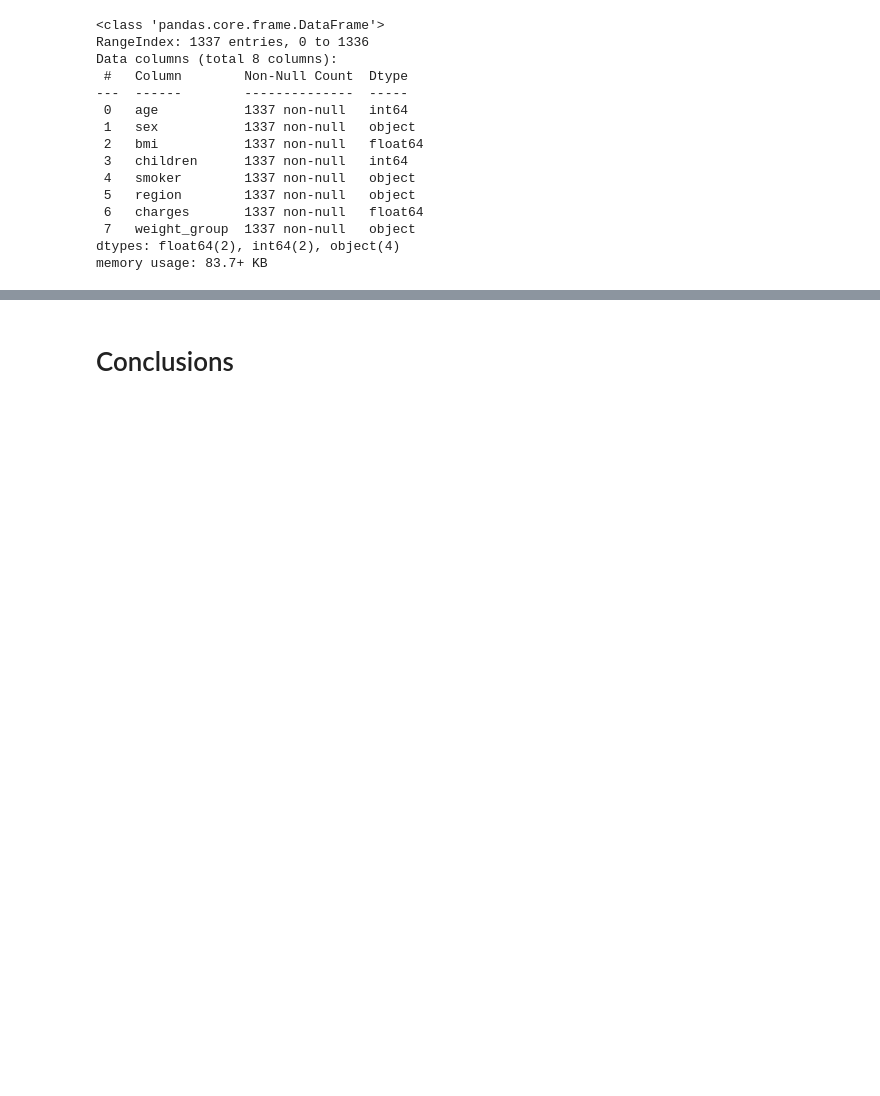
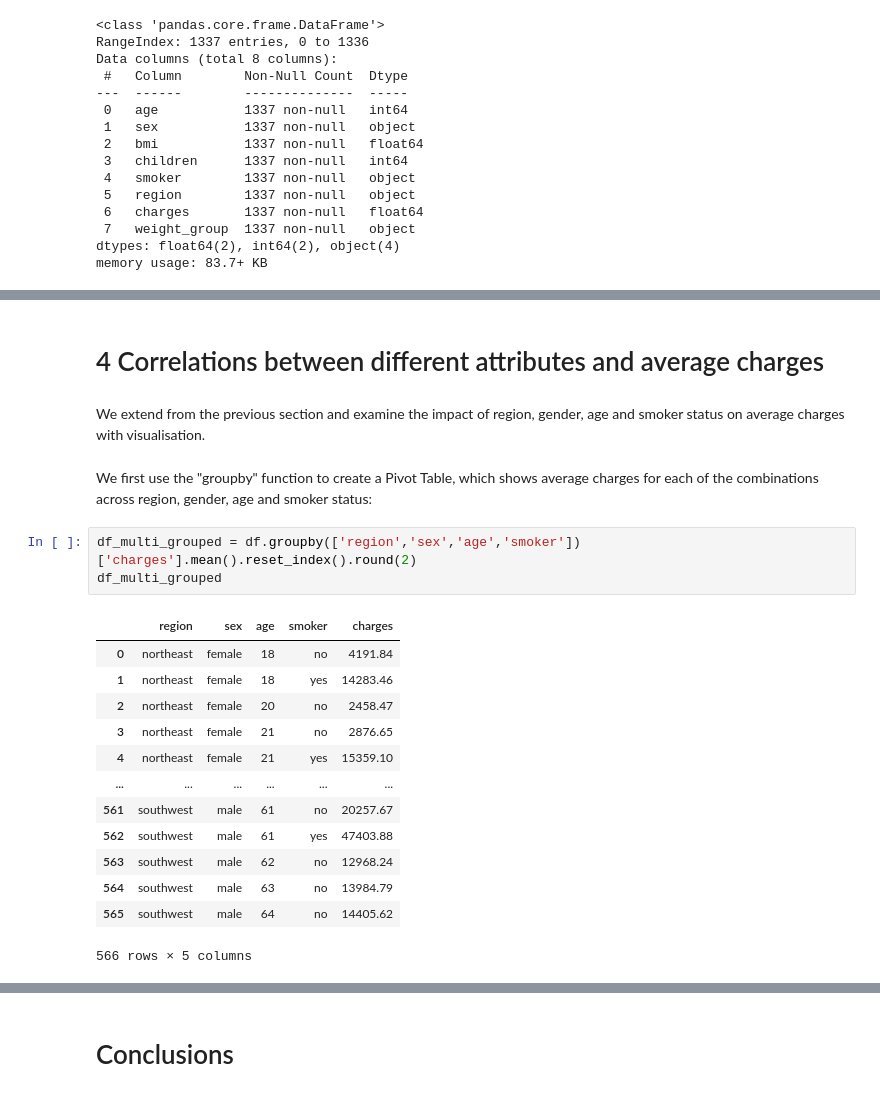
Before and after one commit to 8osco/CI_Hack1_May25, a Jupyter notebook: jupyter_notebooks/Analysis.ipynb, the cells around one changed output, grey strips where cells are left out. Cells and saved outputs as stored; diff of their text form; blank space fills up the shorter version.

```diff
--- a/jupyter_notebooks/Analysis.ipynb
+++ b/jupyter_notebooks/Analysis.ipynb
@@ -101,0 +167,23 @@ fig.show()
+# %% [markdown]
+# 4 Correlations between different attributes and average charges
+# %% [markdown]
+We extend from the previous section and examine the impact of region, gender, age and smoker status on average charges with visualisation.
+# %% [markdown]
+We first use the "groupby" function to create a Pivot Table, which shows average charges for each of the combinations across region, gender, age and smoker status:
+# %%
+df_multi_grouped = df.groupby(['region','sex','age','smoker'])['charges'].mean().reset_index().round(2)
+df_multi_grouped
+# %% [output]
+|  | region | sex | age | smoker | charges |
+| 0 | northeast | female | 18 | no | 4191.84 |
+| 1 | northeast | female | 18 | yes | 14283.46 |
+| 2 | northeast | female | 20 | no | 2458.47 |
+| 3 | northeast | female | 21 | no | 2876.65 |
+| 4 | northeast | female | 21 | yes | 15359.10 |
+| ... | ... | ... | ... | ... | ... |
+| 561 | southwest | male | 61 | no | 20257.67 |
+| 562 | southwest | male | 61 | yes | 47403.88 |
+| 563 | southwest | male | 62 | no | 12968.24 |
+| 564 | southwest | male | 63 | no | 13984.79 |
+| 565 | southwest | male | 64 | no | 14405.62 |
+566 rows × 5 columns
```
Also changed, not shown: parts of 34 cells of this notebook, 3 other files.
